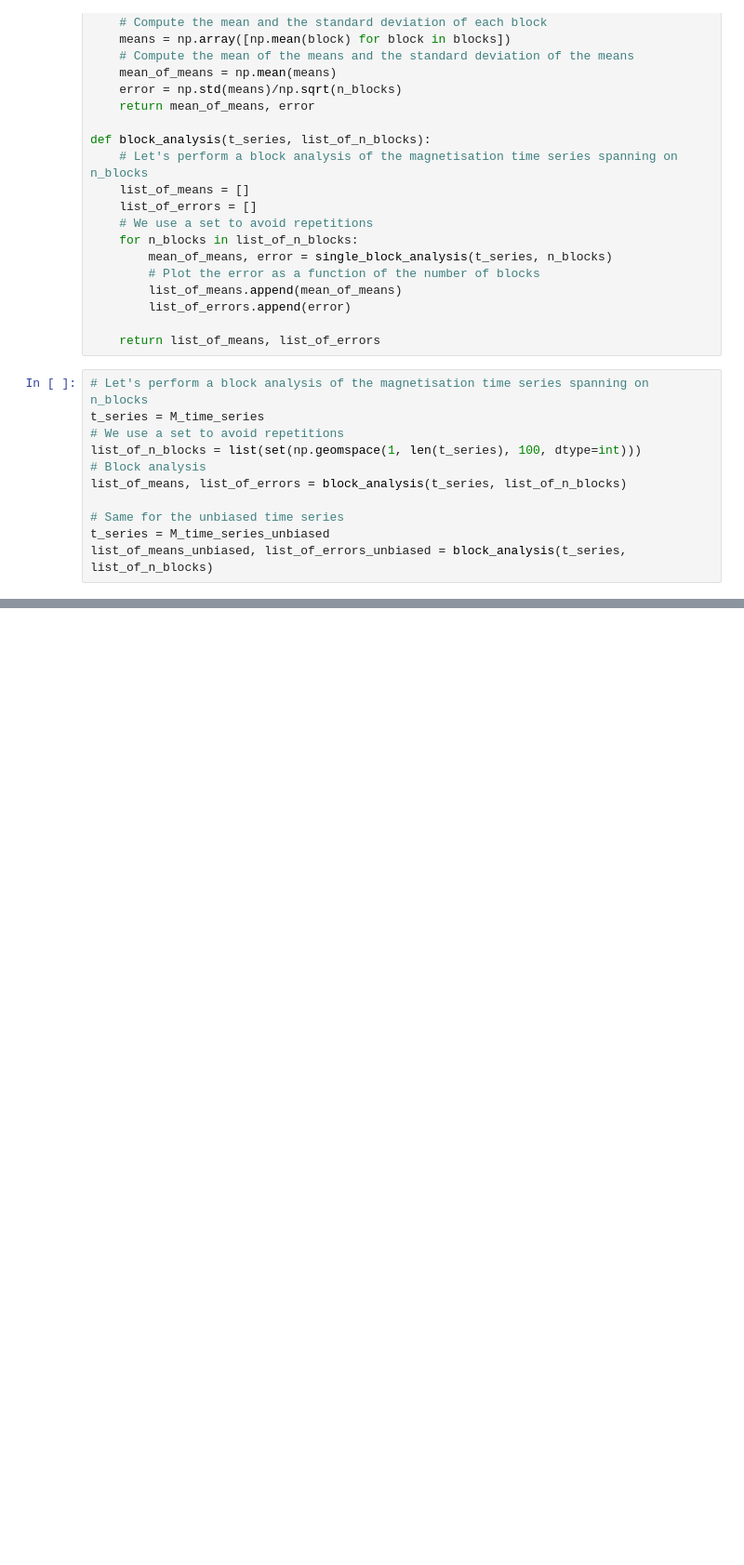
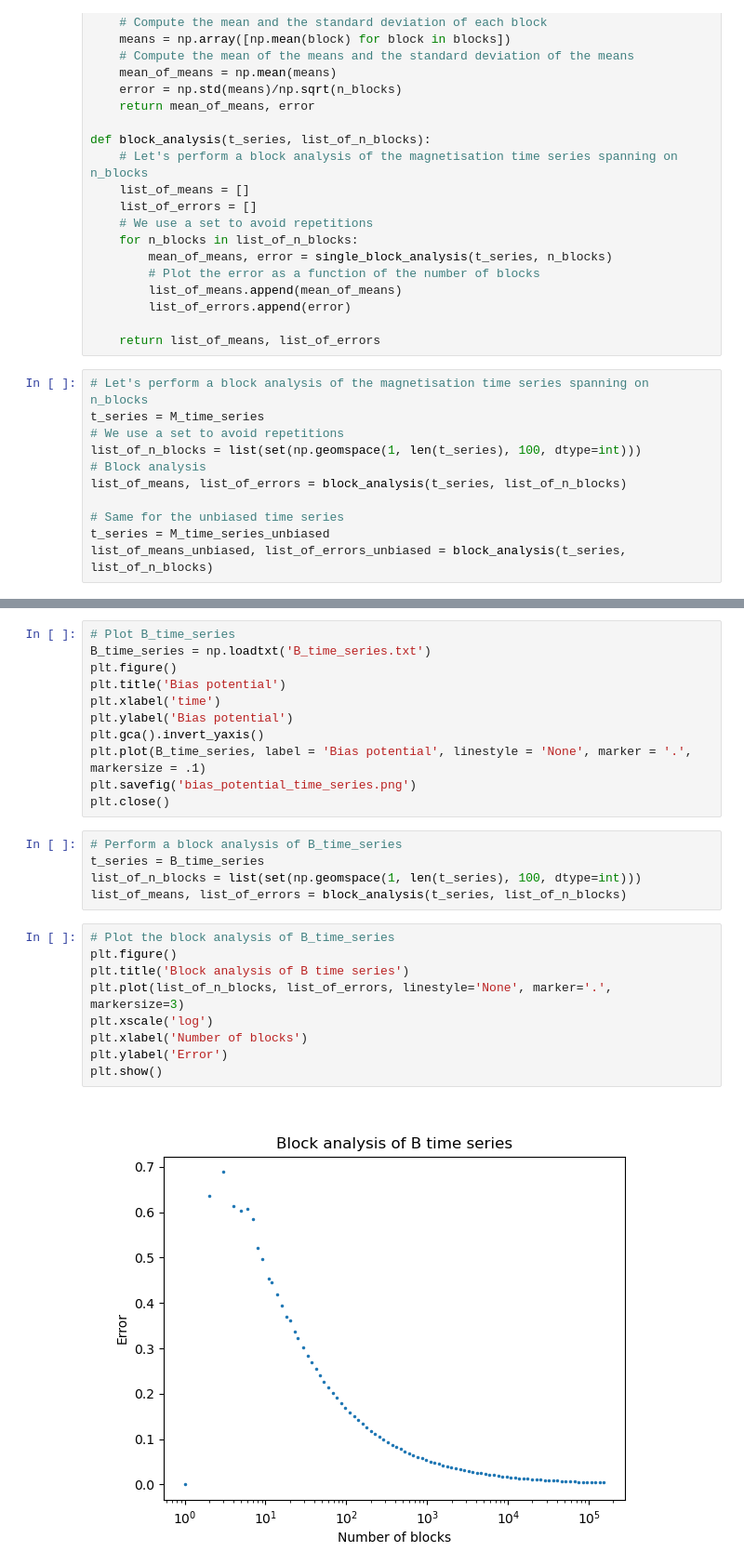
Before and after one commit to giusSacco/StatMech, a Jupyter notebook: Enhanched_sampling/Metadynamics.ipynb, the cells around one changed output, grey strips where cells are left out. Shown at 93% size. Saved outputs shown, nothing was run; the diff lists cells and outputs as text; blank space fills up the shorter version.

```diff
--- a/Enhanched_sampling/Metadynamics.ipynb
+++ b/Enhanched_sampling/Metadynamics.ipynb
@@ -351,0 +377,27 @@ plt.show()
+# %%
+# Plot B_time_series
+B_time_series = np.loadtxt('B_time_series.txt')
+plt.figure()
+plt.title('Bias potential')
+plt.xlabel('time')
+plt.ylabel('Bias potential')
+plt.gca().invert_yaxis()
+plt.plot(B_time_series, label = 'Bias potential', linestyle = 'None', marker = '.', markersize = .1)
+plt.savefig('bias_potential_time_series.png')
+plt.close()
+# %%
+# Perform a block analysis of B_time_series
+t_series = B_time_series
+list_of_n_blocks = list(set(np.geomspace(1, len(t_series), 100, dtype=int)))
+list_of_means, list_of_errors = block_analysis(t_series, list_of_n_blocks)
+# %%
+# Plot the block analysis of B_time_series
+plt.figure()
+plt.title('Block analysis of B time series')
+plt.plot(list_of_n_blocks, list_of_errors, linestyle='None', marker='.', markersize=3)
+plt.xscale('log')
+plt.xlabel('Number of blocks')
+plt.ylabel('Error')
+plt.show()
+# %% [output]
+[figure, added]
```
Also changed, not shown: parts of 14 cells of this notebook.
